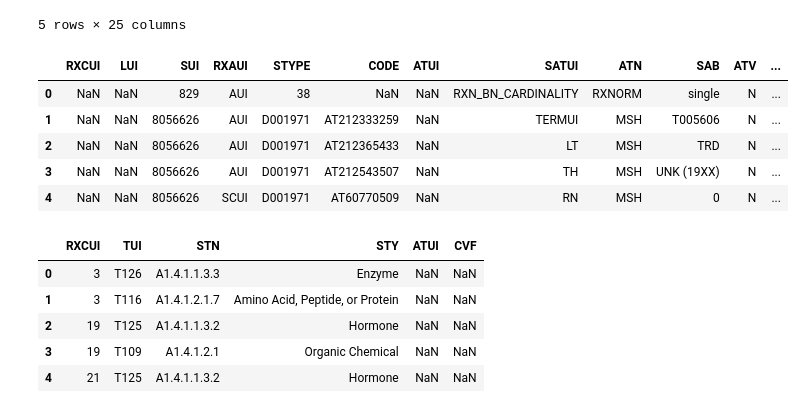
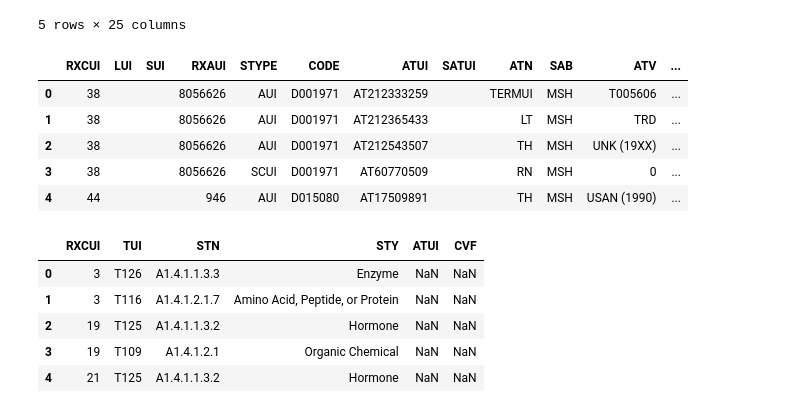
Before and after one commit to saywurdson/practice, a Jupyter notebook: terminology/rxnorm.ipynb, the cells around one changed output. Cells and saved outputs as stored; diff of their text form; code cells hidden in the pictures.

```diff
--- a/terminology/rxnorm.ipynb
+++ b/terminology/rxnorm.ipynb
@@ -103,0 +90,20 @@ con.execute('select * from RXNORM.RXNREL limit 5').fetchdf()
+# %%
+cols = ['RXCUI1', 'RXAUI1', 'STYPE1', 'REL', 'RXCUI2', 'RXAUI2', 'STYPE2', 'RELA', 'RUI', 'SRUI', 'SAB', 'SL', 'RG', 'DIR', 'SUPPRESS', 'CVF', 'extra']
+
+with open('/workspaces/practice/terminology/rrf/RXNREL.RRF', 'r') as f:
+    reader = csv.reader(f, delimiter='|')
+    header = next(reader)
+    data = [row for row in reader]
+
+# convert data to a pandas dataframe named RXNREL with the columns from header
+RXNREL = pd.DataFrame(data)
+
+# set the column names of RXNREL to cols
+RXNREL.columns = cols
+
+# drop the extra column
+RXNREL.drop('extra', axis=1, inplace=True)
+
+con.execute('create or replace table RXNORM.RXNREL as select * from RXNREL')
+
+con.execute('select * from RXNORM.RXNREL limit 5').fetchdf()
@@ -150,20 +163,32 @@ con.execute('select * from RXNORM.RXNSAB limit 5').fetchdf()
 | 4 | C5233835 | C1140284 | RXNORM_20AA_221205F | RXNORM | RxNorm Vocabulary | RXNORM | 20AA_221205F | NaN | NaN | 2020AA | ... | ... |
 5 rows × 25 columns
 # %%
-cols = ['RXCUI', 'LUI', 'SUI', 'RXAUI', 'STYPE', 'CODE', 'ATUI', 'SATUI', 'ATN', 'SAB', 'ATV', 'SUPPRESS', 'CVF']
+cols = ['RXCUI', 'LUI', 'SUI', 'RXAUI', 'STYPE', 'CODE', 'ATUI', 'SATUI', 'ATN', 'SAB', 'ATV', 'SUPPRESS', 'CVF', 'extra']
 
-RXNSAT = pd.read_csv('/workspaces/practice/terminology/rrf/RXNSAT.RRF', sep='|', names=cols)
+with open('/workspaces/practice/terminology/rrf/RXNSAT.RRF', 'r') as f:
+    reader = csv.reader(f, delimiter='|')
+    header = next(reader)
+    data = [row for row in reader]
+
+# convert data to a pandas dataframe named RXNSAT with the columns from header
+RXNSAT = pd.DataFrame(data)
+
+# set the column names of RXNSAT to cols
+RXNSAT.columns = cols
+
+# drop the extra column
+RXNSAT.drop('extra', axis=1, inplace=True)
 
 con.execute('create or replace table RXNORM.RXNSAT as select * from RXNSAT')
 
 con.execute('select * from RXNORM.RXNSAT limit 5').fetchdf()
 # %% [output]
 |  | RXCUI | LUI | SUI | RXAUI | STYPE | CODE | ATUI | SATUI | ATN | SAB | ATV | ... |
-| 0 | NaN | NaN | 829 | AUI | 38 | NaN | NaN | RXN_BN_CARDINALITY | RXNORM | single | N | ... |
-| 1 | NaN | NaN | 8056626 | AUI | D001971 | AT212333259 | NaN | TERMUI | MSH | T005606 | N | ... |
-| 2 | NaN | NaN | 8056626 | AUI | D001971 | AT212365433 | NaN | LT | MSH | TRD | N | ... |
-| 3 | NaN | NaN | 8056626 | AUI | D001971 | AT212543507 | NaN | TH | MSH | UNK (19XX) | N | ... |
-| 4 | NaN | NaN | 8056626 | SCUI | D001971 | AT60770509 | NaN | RN | MSH | 0 | N | ... |
+| 0 | 38 |  |  | 8056626 | AUI | D001971 | AT212333259 |  | TERMUI | MSH | T005606 | ... |
+| 1 | 38 |  |  | 8056626 | AUI | D001971 | AT212365433 |  | LT | MSH | TRD | ... |
+| 2 | 38 |  |  | 8056626 | AUI | D001971 | AT212543507 |  | TH | MSH | UNK (19XX) | ... |
+| 3 | 38 |  |  | 8056626 | SCUI | D001971 | AT60770509 |  | RN | MSH | 0 | ... |
+| 4 | 44 |  |  | 946 | AUI | D015080 | AT17509891 |  | TH | MSH | USAN (1990) | ... |
 # %%
 con.execute('''
     create or replace table RXNORM.RXNSTY(
```
Also changed, not shown: parts of 3 cells of this notebook, 24 other files.
